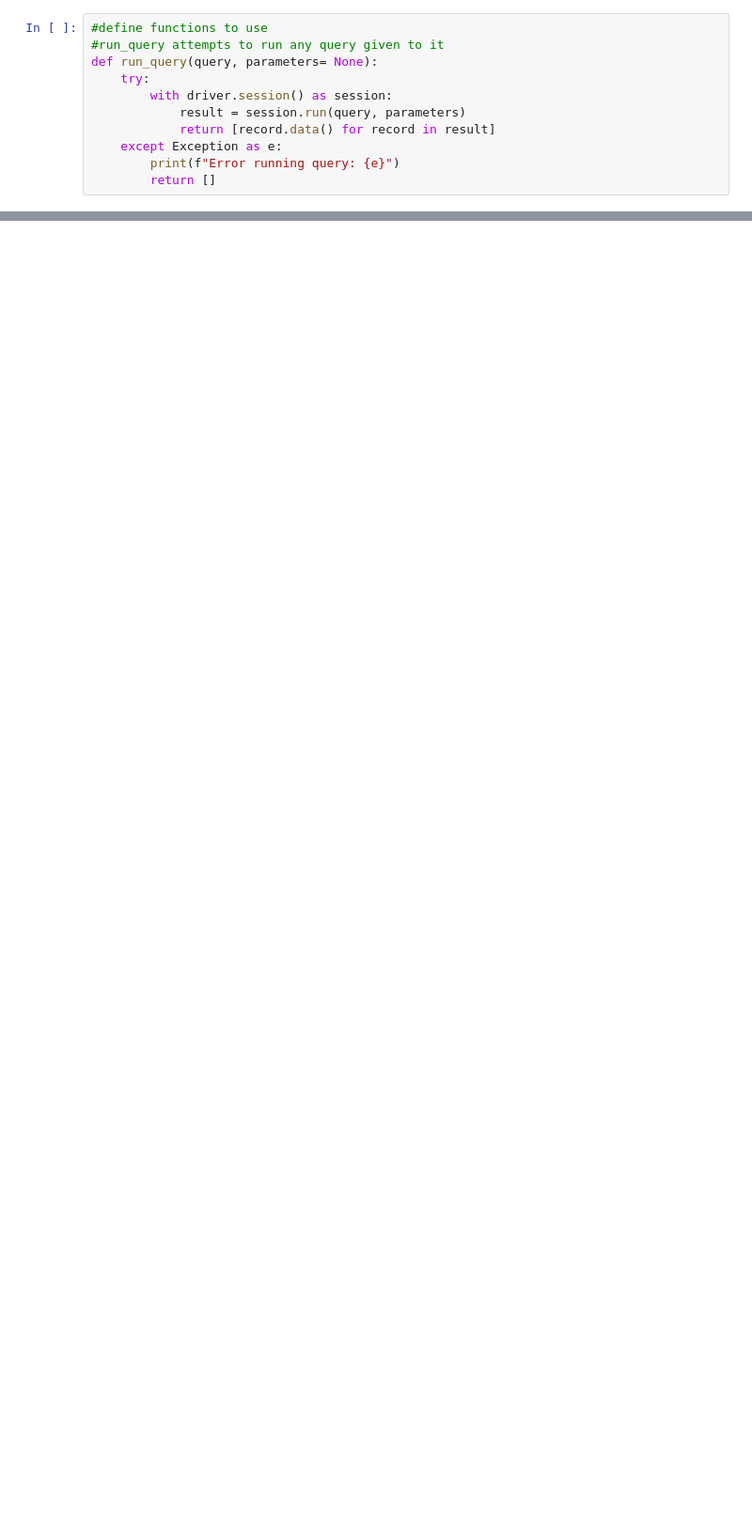
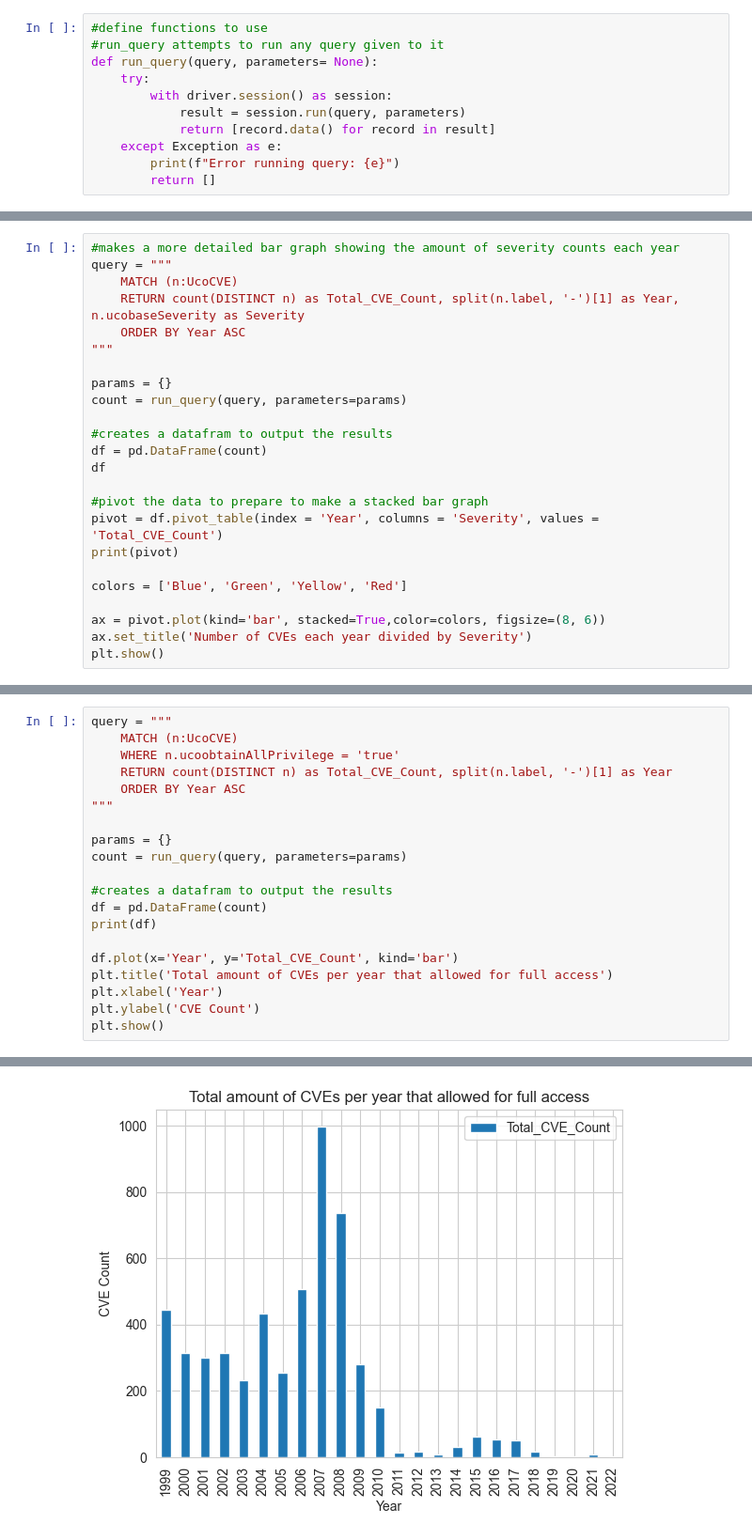
Before and after one commit to edogdu/UCKG, a Jupyter notebook: documents/notebooks/UCKG_Analysis.ipynb, the cells around one changed output, grey strips where cells are left out. Shown at 94% size. Cells and saved outputs as stored; diff of their text form; blank space fills up the shorter version.

```diff
--- a/documents/notebooks/UCKG_Analysis.ipynb
+++ b/documents/notebooks/UCKG_Analysis.ipynb
@@ -50,0 +130,24 @@ df
+# %%
+#makes a more detailed bar graph showing the amount of severity counts each year
+query = """
+    MATCH (n:UcoCVE)
+    RETURN count(DISTINCT n) as Total_CVE_Count, split(n.label, '-')[1] as Year, n.ucobaseSeverity as Severity
+    ORDER BY Year ASC
+"""
+
+params = {}
+count = run_query(query, parameters=params)
+
+#creates a datafram to output the results
+df = pd.DataFrame(count)
+df
+
+#pivot the data to prepare to make a stacked bar graph
+pivot = df.pivot_table(index = 'Year', columns = 'Severity', values = 'Total_CVE_Count')
+print(pivot)
+
+colors = ['Blue', 'Green', 'Yellow', 'Red']
+
+ax = pivot.plot(kind='bar', stacked=True,color=colors, figsize=(8, 6))
+ax.set_title('Number of CVEs each year divided by Severity')
+plt.show()
@@ -50,0 +177,21 @@ df
+# %%
+query = """
+    MATCH (n:UcoCVE)
+    WHERE n.ucoobtainAllPrivilege = 'true'
+    RETURN count(DISTINCT n) as Total_CVE_Count, split(n.label, '-')[1] as Year
+    ORDER BY Year ASC
+"""
+
+params = {}
+count = run_query(query, parameters=params)
+
+#creates a datafram to output the results
+df = pd.DataFrame(count)
+print(df)
+
+df.plot(x='Year', y='Total_CVE_Count', kind='bar')
+plt.title('Total amount of CVEs per year that allowed for full access')
+plt.xlabel('Year')
+plt.ylabel('CVE Count')
+plt.show()
+# %% [output]
@@ -50,0 +215 @@ df
+[figure, added]
```
Also changed, not shown: parts of 35 cells of this notebook.
